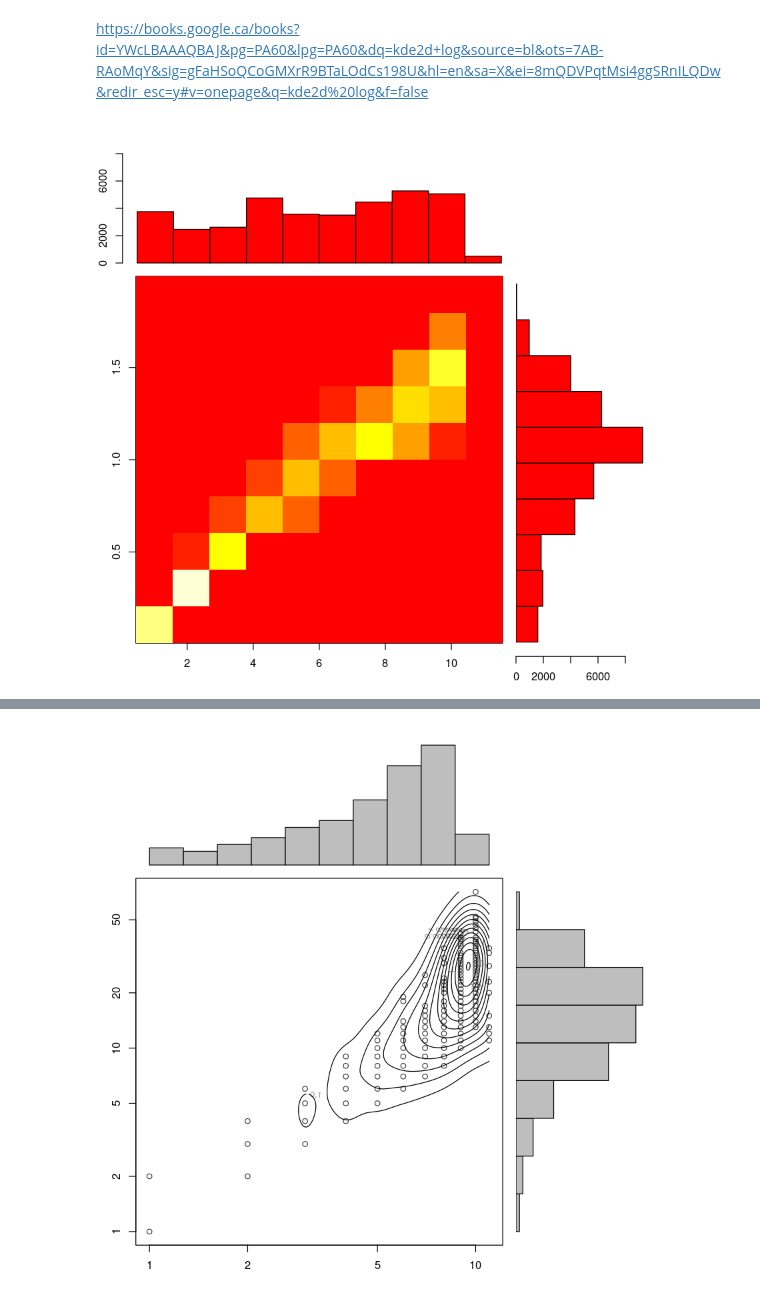
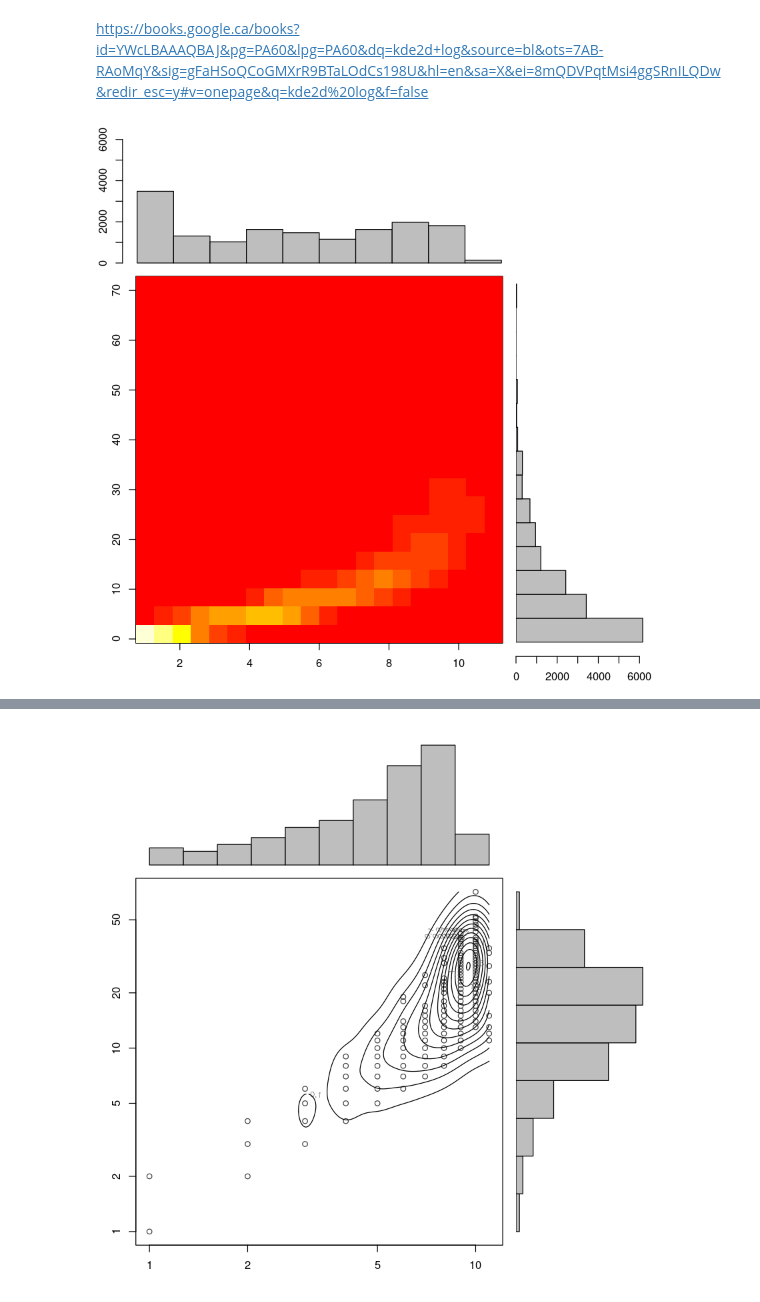
Before and after one commit to BFSteam/memory, a Jupyter notebook: jup/R/Borge3.ipynb, the cells around one changed output, grey strips where cells are left out. Saved outputs shown, nothing was run; the diff lists cells and outputs as text; code cells hidden in the pictures.

```diff
--- a/jup/R/Borge3.ipynb
+++ b/jup/R/Borge3.ipynb
@@ -1,6 +1,6 @@
 # %%
 library("MASS")
 # %%
-df <- feather::read_feather('../borge3.feather')
+df <- feather::read_feather('../rawdataframe.feather')
 # %% [output]
 Warning message:
@@ -29,25 +11,25 @@ df
 https://books.google.ca/books?id=YWcLBAAAQBAJ&pg=PA60&lpg=PA60&dq=kde2d+log&source=bl&ots=7AB-RAoMqY&sig=gFaHSoQCoGMXrR9BTaLOdCs198U&hl=en&sa=X&ei=8mQDVPqtMsi4ggSRnILQDw&redir_esc=y#v=onepage&q=kde2d%20log&f=false
 # %%
 X<-df$'k-core'
-Y<-log10(df$degree)
+Y<-df$degree
 # %%
-h1 <- hist(X, breaks=10, plot=F)
+h1 <- hist(X, breaks=11, plot=F)
 h2 <- hist(Y, breaks=10, plot=F)
 #h2$counts = log(h2$counts, 2)
 top <- max(h1$counts, h2$counts)
 
-k <- kde2d(X, Y, n=10)
+k <- kde2d(X, Y, n=20)
 
 # margins
 oldpar <- par()
 par(mar=c(3,3,1,1))
 layout(matrix(c(2,0,1,3),2,2,byrow=T),c(3,1), c(1,3))
 #k<-filled.contour(k,color.palette=colorRampPalette(c('white','blue','yellow','red','darkred')))
 image(k,) #plot the image
 
 par(mar=c(0,2,1,0))
-barplot(h1$counts, axes=T, ylim=c(0, top), space=0, col='red')
+barplot(h1$counts, axes=T, ylim=c(0, top), space=0, col='grey')
 par(mar=c(2,0,0.5,1))
-barplot(h2$counts, axes=T, xlim=c(0, top), space=0, col='red', horiz=T)
+barplot(h2$counts, axes=T, xlim=c(0, top), space=0, col='grey', horiz=T)
 # %% [output]
-[figure, old version]
+[figure, new version]
```
Also changed, not shown: parts of 3 cells of this notebook, 13 other files.
